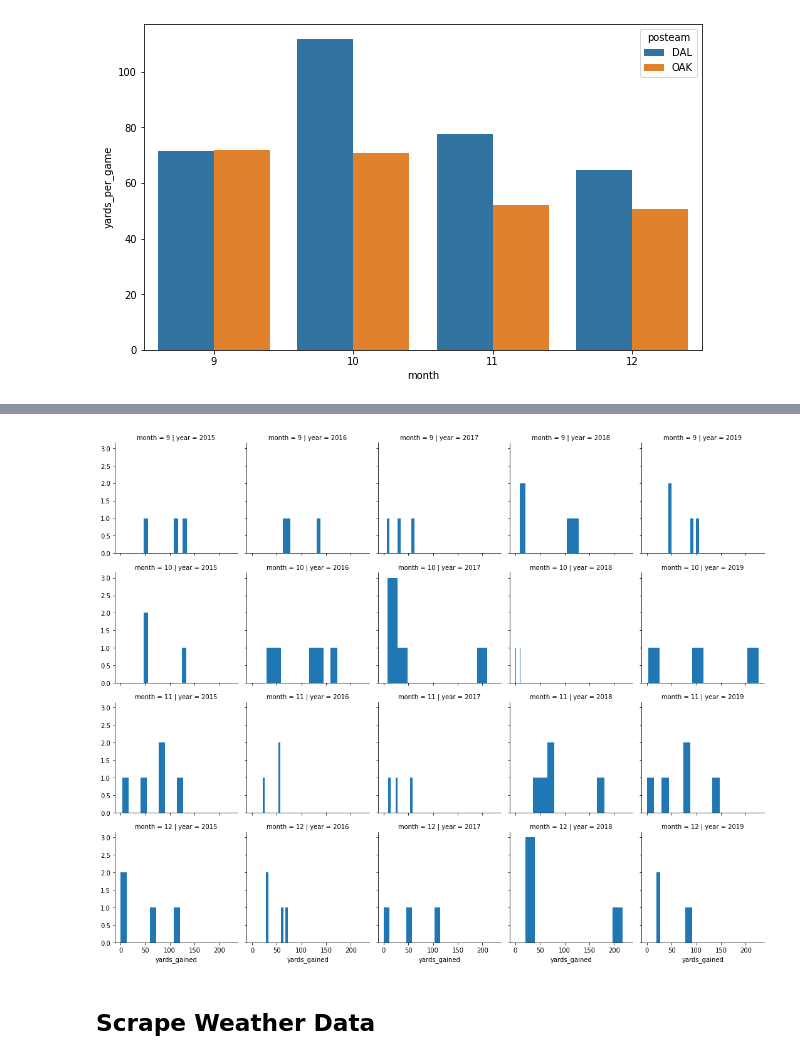
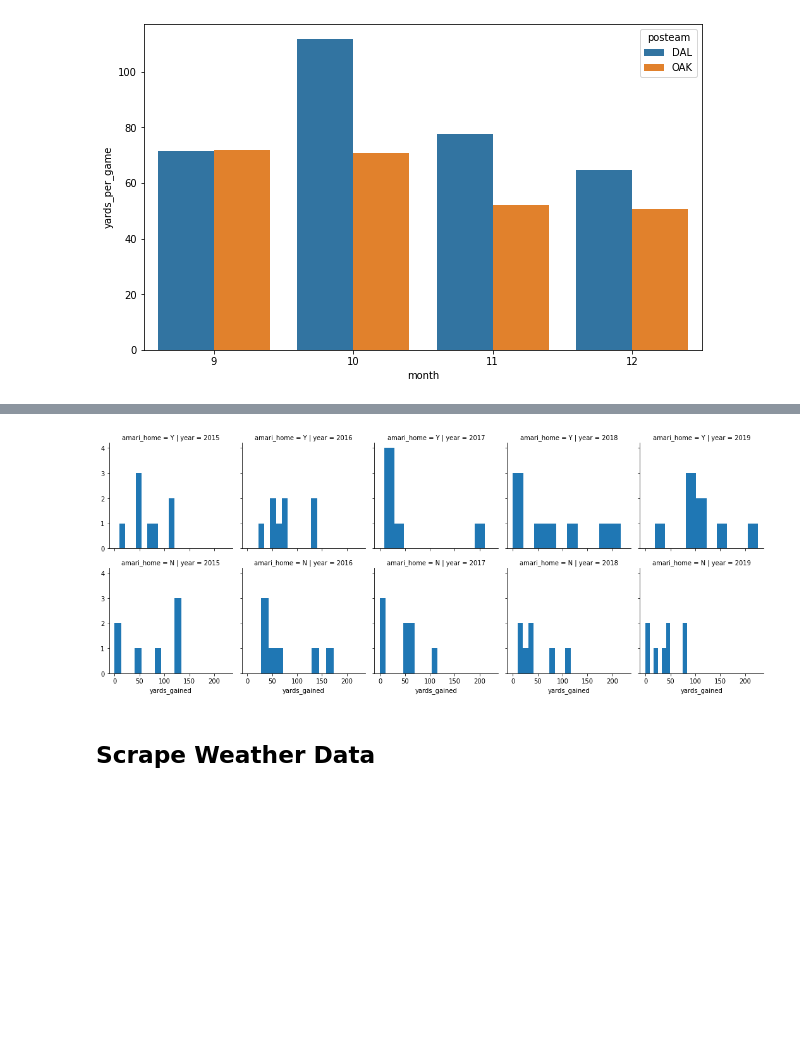
Before and after one commit to mtodisco10/amari, a Jupyter notebook: Amari_EDA.ipynb, the cells around one changed output, grey strips where cells are left out. Cells and saved outputs as stored; diff of their text form; code cells hidden in the pictures; blank space fills up the shorter version.

Commit message:
adding home v away comparison

```diff
--- a/Amari_EDA.ipynb
+++ b/Amari_EDA.ipynb
@@ -76,6 +85,8 @@ Instantiate the class for Amari
 amari = Player(80, 'receiver', 'Cowboys', 'A.Cooper', '00-0031544')
 amari_pbp = amari.get_player_pbp_data(pbp_df)
 amari_yds_per_game = amari.get_yards_per_game(amari_pbp)
+amari_yds_per_game['amari_home'] = np.where((amari_yds_per_game['home_team'] == 'OAK') | (amari_yds_per_game['home_team'] == 'DAL'),
+                                            'Y', 'N')
 # %% [markdown]
 ## Start Exploring the data
 # %%
@@ -131,9 +128,9 @@ amari_yds_per_game
 # %%
 import matplotlib.pyplot as plt
-g = sns.FacetGrid(amari_yds_per_game.loc[amari_yds_per_game.month >= 9], col="year", row = 'month')
+g = sns.FacetGrid(amari_yds_per_game.loc[amari_yds_per_game.month >= 9], col="year", row = 'amari_home')
 g = g.map(plt.hist, "yards_gained")
 # %% [output]
-[figure, old version]
+[figure, new version]
 # %% [markdown]
 ## Scrape Weather Data
 # %%
```
Also changed, not shown: parts of 6 cells of this notebook.
